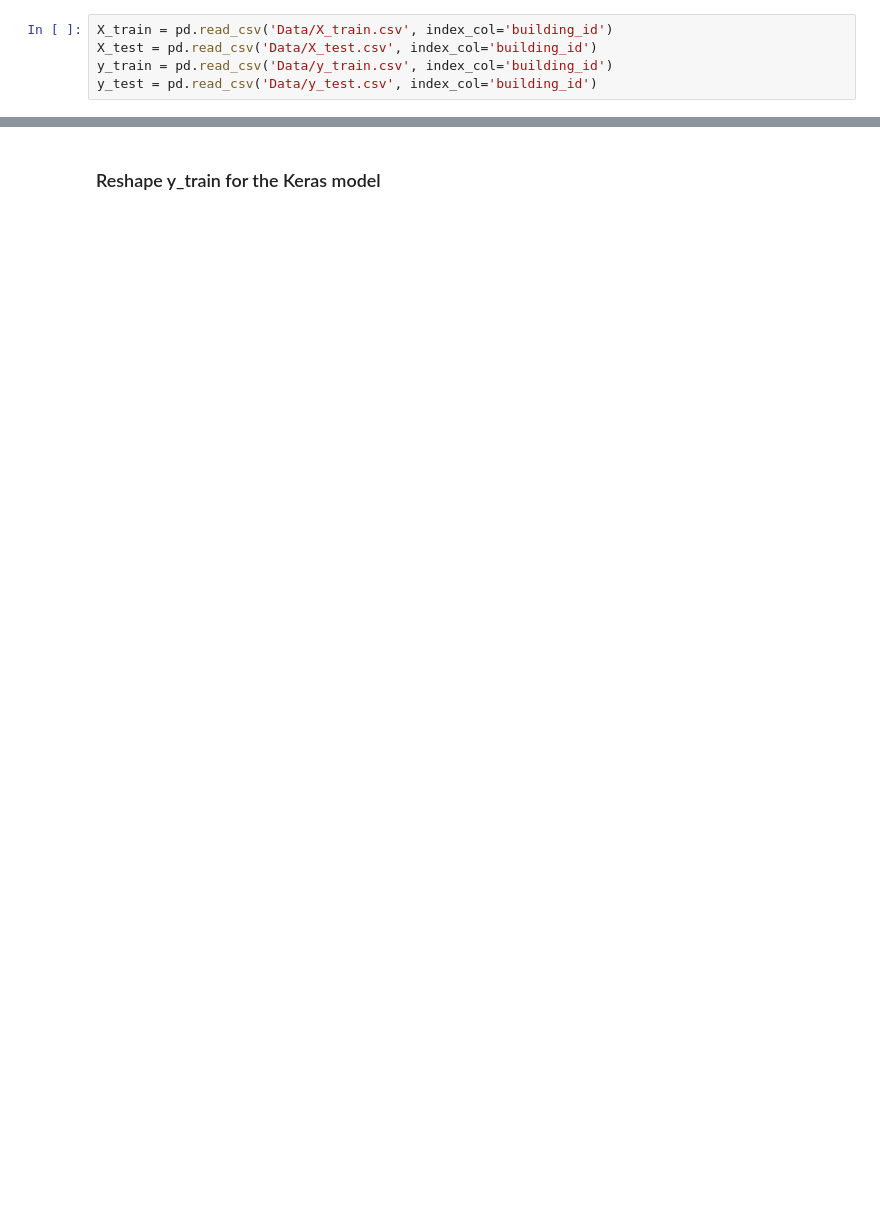
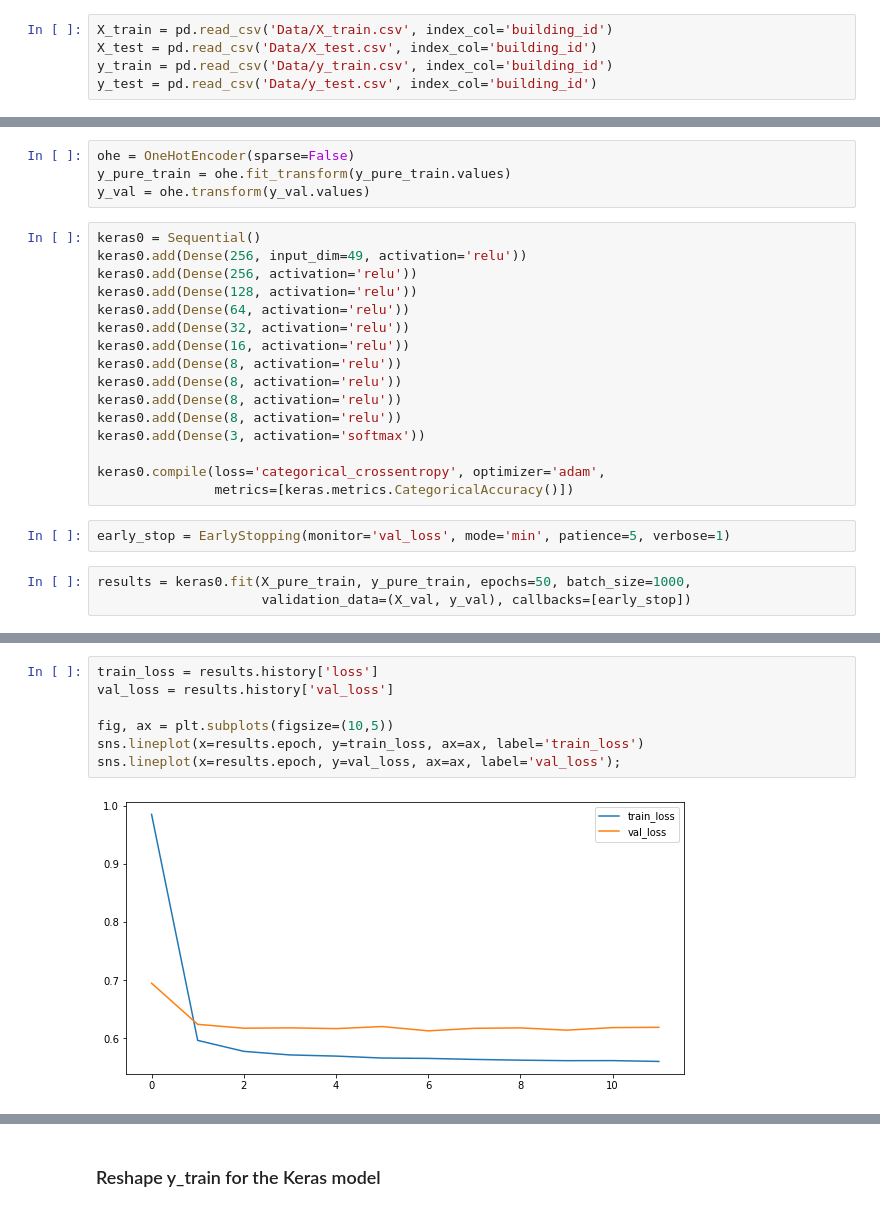
Before and after one commit to fivearm/Capstone_Repo, a Jupyter notebook: 09_Neural Network.ipynb, the cells around one changed output, grey strips where cells are left out. Cells and saved outputs as stored; diff of their text form; blank space fills up the shorter version.

```diff
--- a/09_Neural Network.ipynb
+++ b/09_Neural Network.ipynb
@@ -30,0 +83,25 @@ y_test = pd.read_csv('Data/y_test.csv', index_col='building_id')
+# %%
+ohe = OneHotEncoder(sparse=False)
+y_pure_train = ohe.fit_transform(y_pure_train.values)
+y_val = ohe.transform(y_val.values)
+# %%
+keras0 = Sequential()
+keras0.add(Dense(256, input_dim=49, activation='relu'))
+keras0.add(Dense(256, activation='relu'))
+keras0.add(Dense(128, activation='relu'))
+keras0.add(Dense(64, activation='relu'))
+keras0.add(Dense(32, activation='relu'))
+keras0.add(Dense(16, activation='relu'))
+keras0.add(Dense(8, activation='relu'))
+keras0.add(Dense(8, activation='relu'))
+keras0.add(Dense(8, activation='relu'))
+keras0.add(Dense(8, activation='relu'))
+keras0.add(Dense(3, activation='softmax'))
+
+keras0.compile(loss='categorical_crossentropy', optimizer='adam',
+               metrics=[keras.metrics.CategoricalAccuracy()])
+# %%
+early_stop = EarlyStopping(monitor='val_loss', mode='min', patience=5, verbose=1)
+# %%
+results = keras0.fit(X_pure_train, y_pure_train, epochs=50, batch_size=1000,
+                     validation_data=(X_val, y_val), callbacks=[early_stop])
@@ -30,0 +126,9 @@ y_test = pd.read_csv('Data/y_test.csv', index_col='building_id')
+# %%
+train_loss = results.history['loss']
+val_loss = results.history['val_loss']
+
+fig, ax = plt.subplots(figsize=(10,5))
+sns.lineplot(x=results.epoch, y=train_loss, ax=ax, label='train_loss')
+sns.lineplot(x=results.epoch, y=val_loss, ax=ax, label='val_loss');
+# %% [output]
+[figure, added]
```
Also changed, not shown: parts of 44 cells of this notebook, 1 other file.
